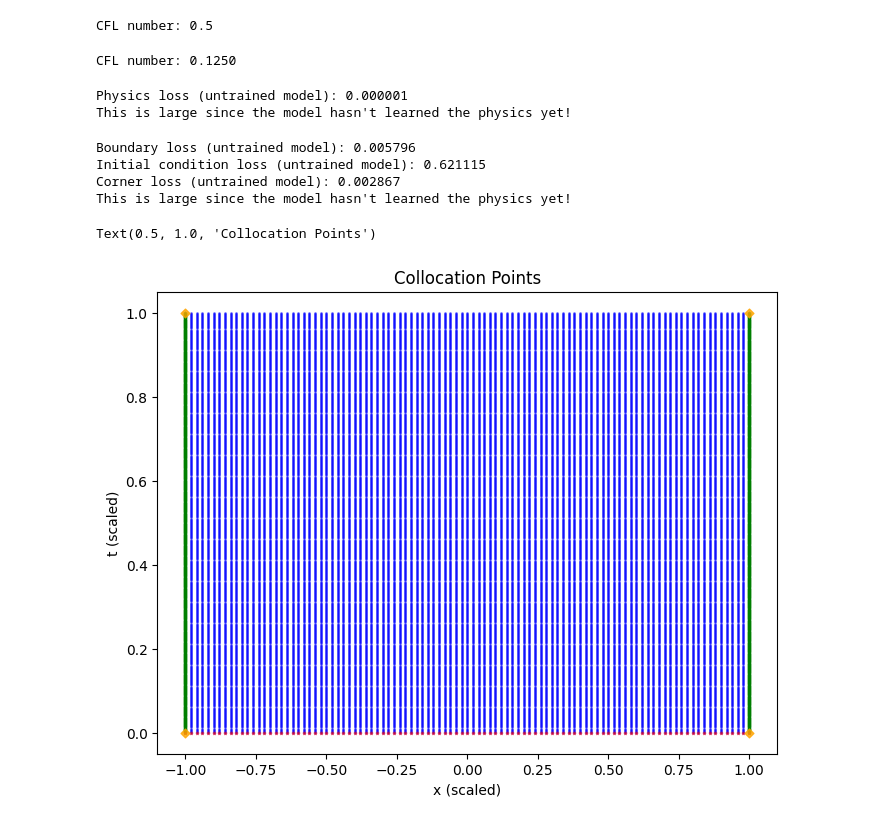
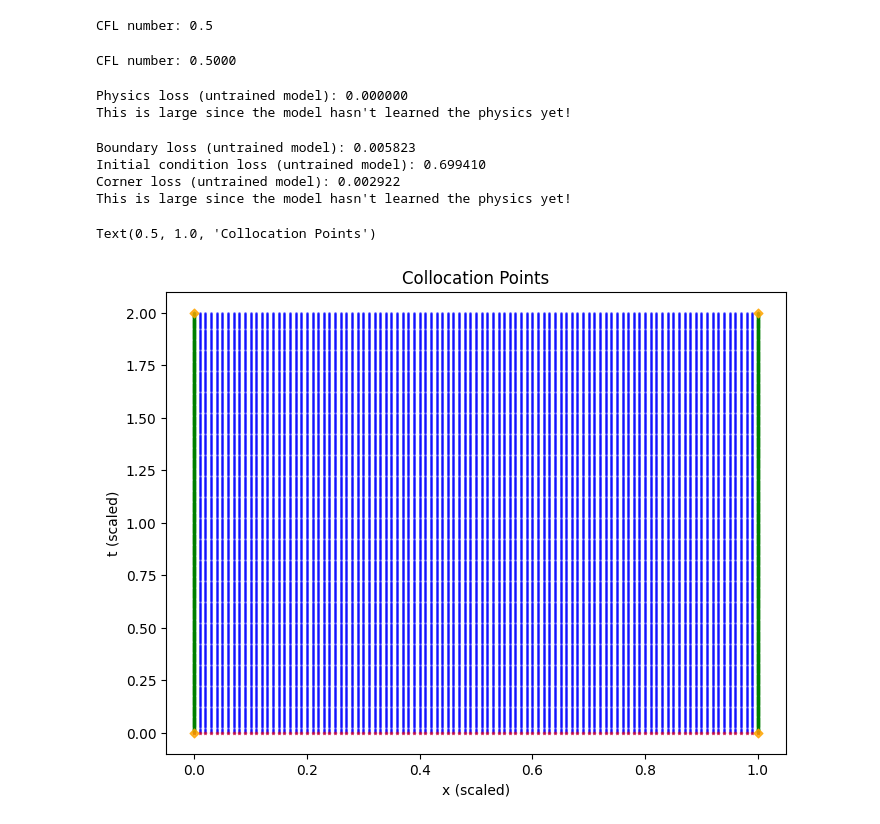
Before and after one commit to TheDataHokage/Scientific_Machine_Learning, a Jupyter notebook: Exam/problem_1/problem1B.ipynb, the cells around one changed output. Saved outputs shown, nothing was run; the diff lists cells and outputs as text; code cells hidden in the pictures.

Commit message:
completed regular inversion model

```diff
--- a/Exam/problem_1/problem1B.ipynb
+++ b/Exam/problem_1/problem1B.ipynb
@@ -42,11 +42,9 @@ dt = 0.005
 x = torch.arange(0, 1 + dx, dx)
 t = torch.arange(0, 2.0 + dt, dt)
 
-x_scaler = MinMaxScaler(feature_range=(-1, 1))
-t_scaler = MinMaxScaler()
 
-x_scaled = torch.tensor(x_scaler.fit_transform(x.reshape(-1, 1))).flatten()
-t_scaled = torch.tensor(t_scaler.fit_transform(t.reshape(-1, 1))).flatten()
+x_scaled = x
+t_scaled = t
 
 dx_scaled = x_scaled[1] - x_scaled[0]
 dt_scaled = t_scaled[1] - t_scaled[0]
@@ -86,7 +84,7 @@ print(f"CFL number: {CFL_scaled.item():.4f}")
 if CFL_scaled > 1:
     raise ValueError("CFL condition not met in scaled coordinates! Reduce dt or increase dx.")
 # %% [output]
-CFL number: 0.1250
+CFL number: 0.5000
 # %%
 # Set random seeds for reproducibility
 np.random.seed(42)
@@ -171,7 +169,7 @@ test_loss = physics_loss(test_model, x_colloc, t_colloc)
 print(f"Physics loss (untrained model): {test_loss.item():.6f}")
 print("This is large since the model hasn't learned the physics yet!")
 # %% [output]
-Physics loss (untrained model): 0.000001
+Physics loss (untrained model): 0.000000
 This is large since the model hasn't learned the physics yet!
 # %%
 # Set random seeds for reproducibility
@@ -183,8 +181,8 @@ n_initial = len(x_scaled)
 
 def boundary_loss(model, n_boundary):
     """Compute the boundary condition loss"""
-    t_bc = torch.linspace(0, 1, n_boundary).to(device).reshape(-1, 1)
-    u_left = model(torch.cat([torch.ones_like(t_bc).to(device) * -1, t_bc], dim=1))
+    t_bc = torch.linspace(0, 2, n_boundary).to(device).reshape(-1, 1)
+    u_left = model(torch.cat([torch.ones_like(t_bc).to(device) * 0, t_bc], dim=1))
     u_right = model(torch.cat([torch.ones_like(t_bc).to(device), t_bc], dim=1))
     bc_loss = torch.mean(u_left**2 + u_right**2)
     return bc_loss
@@ -193,7 +191,7 @@ def boundary_loss(model, n_boundary):
 def initial_condition_loss(model, u_x0, n_initial):
     """Compute the initial condition loss"""
     # Initial displacement loss
-    x_ic = torch.linspace(-1, 1, n_initial).to(device).reshape(-1, 1)
+    x_ic = torch.linspace(0, 1, n_initial).to(device).reshape(-1, 1)
     t_ic = torch.zeros_like(x_ic).to(device).reshape(-1, 1).requires_grad_(True)
 
     u_pred_ic = model(torch.cat([x_ic, t_ic], dim=1))
@@ -211,8 +209,8 @@ def initial_condition_loss(model, u_x0, n_initial):
 
 def corner_loss(model):
     """Compute the corner condition loss"""
-    corners_x  = torch.tensor([-1., -1., 1., 1.]).to(device).reshape(-1, 1)
-    corners_t  = torch.tensor([-1., 1., -1., 1.]).to(device).reshape(-1, 1)
+    corners_x  = torch.tensor([0., 0., 1., 1.]).to(device).reshape(-1, 1)
+    corners_t  = torch.tensor([0., 2., 0., 2.]).to(device).reshape(-1, 1)
     corners = torch.cat([corners_x, corners_t], dim=1)
     u_corners = model(corners)
     corner_loss = torch.mean(u_corners**2)
@@ -228,9 +226,9 @@ print(f"Initial condition loss (untrained model): {ic_loss.item():.6f}")
 print(f"Corner loss (untrained model): {c_loss.item():.6f}")
 print("This is large since the model hasn't learned the physics yet!")
 # %% [output]
-Boundary loss (untrained model): 0.005796
-Initial condition loss (untrained model): 0.621115
-Corner loss (untrained model): 0.002867
+Boundary loss (untrained model): 0.005823
+Initial condition loss (untrained model): 0.699410
+Corner loss (untrained model): 0.002922
 This is large since the model hasn't learned the physics yet!
 # %%
 def train_model(model, x_colloc, t_colloc, u_x0, n_boundary, n_initial, epochs=5000, lr=1e-3, c=1.0, p_lambda=1.0
@@ -270,34 +268,34 @@ def train_model(model, x_colloc, t_colloc, u_x0, n_boundary, n_initial, epochs=5
 # %%
 # Plot Collocation Points
 plt.figure(figsize=(8, 6))
 
 # Plot interior collocation points
 plt.scatter(x_colloc.cpu().numpy(), t_colloc.cpu().numpy(), s=1, color='blue', alpha=0.5)
 
 # Plot boundary collocation points
-bc_t = torch.linspace(0, 1, n_boundary).to(device).reshape(-1, 1)
-x_left = torch.ones_like(bc_t).to(device) * -1
+bc_t = torch.linspace(0, 2, n_boundary).to(device).reshape(-1, 1)
+x_left = torch.ones_like(bc_t).to(device) * 0
 x_right = torch.ones_like(bc_t).to(device)
 plt.scatter(x_left.cpu().numpy(), bc_t.cpu().numpy(), s=4, color='green', alpha=0.5, marker='*', label='Boundary condition')
 plt.scatter(x_right.cpu().numpy(), bc_t.cpu().numpy(), s=4, color='green', alpha=0.5, marker='*', label='Boundary condition')
 
 # Plot initial condition points
-ic_x = torch.linspace(-1, 1, n_initial).to(device).reshape(-1, 1)
+ic_x = torch.linspace(0, 1, n_initial).to(device).reshape(-1, 1)
 t_initial = torch.zeros_like(ic_x).to(device).reshape(-1, 1)
 plt.scatter(ic_x.cpu().numpy(), t_initial.cpu().numpy(), s=4, color='red', alpha=0.5, marker='*', label='Initial condition')
 
 # Plot corner points
-corners_x  = torch.tensor([-1., -1., 1., 1.]).to(device).reshape(-1, 1)
-corners_t  = torch.tensor([0., 1., 0., 1.]).to(device).reshape(-1, 1)
+corners_x  = torch.tensor([0., 0., 1., 1.]).to(device).reshape(-1, 1)
+corners_t  = torch.tensor([0., 2., 0., 2.]).to(device).reshape(-1, 1)
 plt.scatter(corners_x.cpu().numpy(), corners_t.cpu().numpy(), s=20, color='orange', alpha=0.8, marker='D', label='Corner condition')
 
 plt.xlabel('x (scaled)')
 plt.ylabel('t (scaled)')
 
 plt.title('Collocation Points')
 # %% [output]
 Text(0.5, 1.0, 'Collocation Points')
-[figure, old version]
+[figure, new version]
 # %%
 # Set random seeds for reproducibility
 np.random.seed(42)
```
Also changed, not shown: parts of 5 cells of this notebook, 2 other files.
